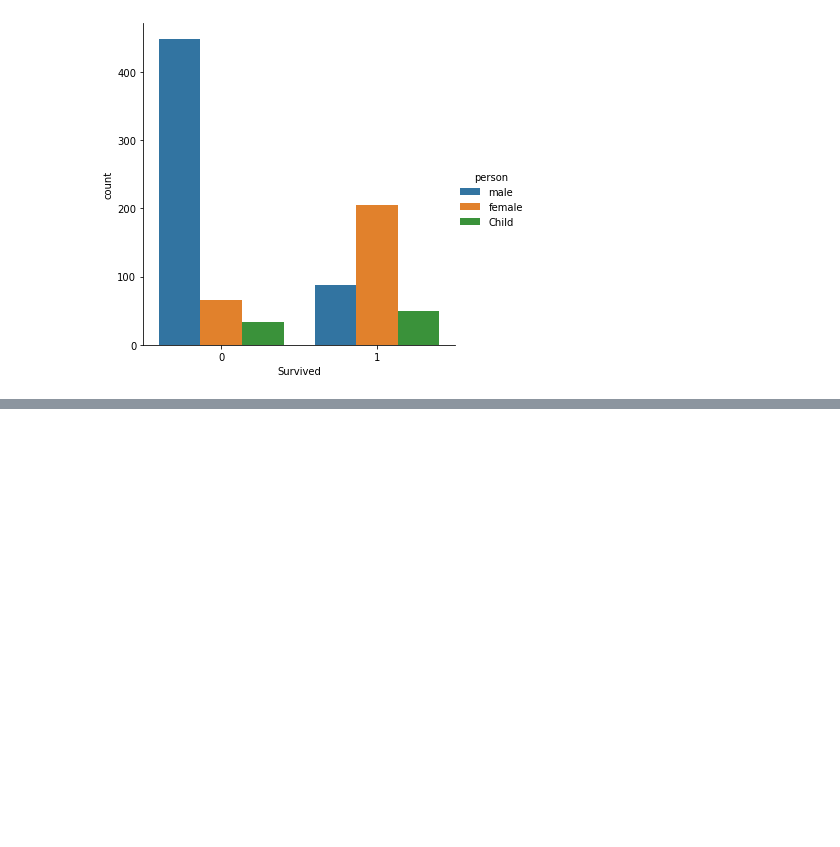
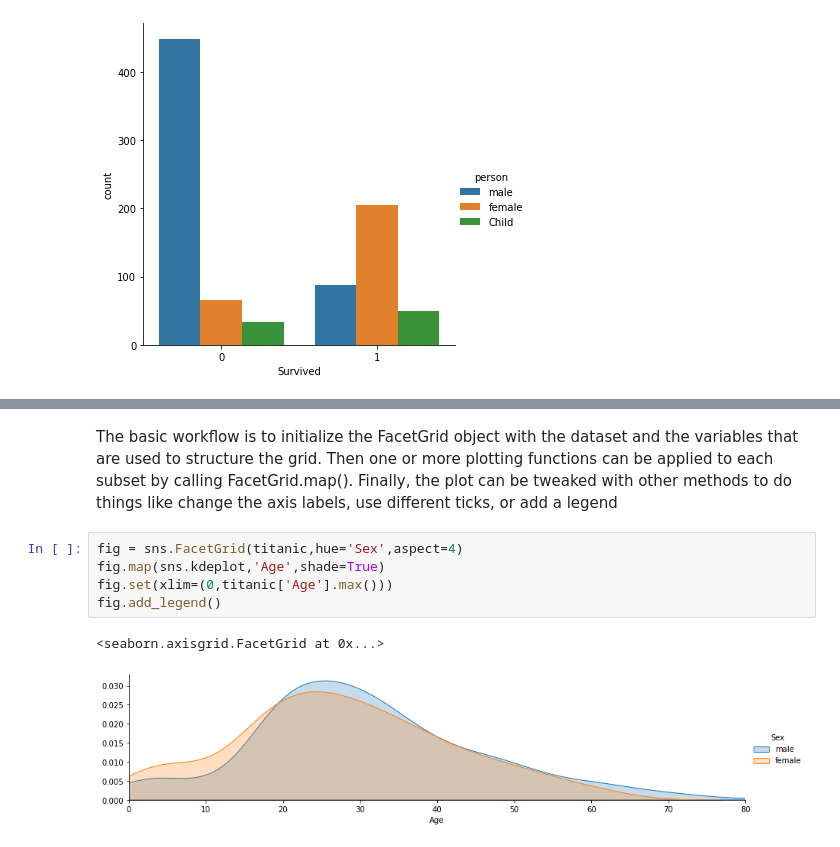
Before and after one commit to LasyaBhaskara/Data-Analysis-Projects, a Jupyter notebook: Titanic/Titanic Project.ipynb, the cells around one changed output, grey strips where cells are left out. Drawn from its saved outputs; the diff is of its cells as text; blank space fills up the shorter version.

```diff
--- a/Titanic/Titanic Project.ipynb
+++ b/Titanic/Titanic Project.ipynb
@@ -166,0 +164,14 @@ sns.catplot(x='Survived',data=titanic,hue='person',kind='count')
+# %% [markdown]
+The basic workflow is to initialize the FacetGrid object with the dataset
+and the variables that are used to structure the grid.
+Then one or more plotting functions can be applied to each subset by calling FacetGrid.map().
+Finally, the plot can be tweaked with other methods to do things like change the axis labels,
+use different ticks, or add a legend
+# %%
+fig = sns.FacetGrid(titanic,hue='Sex',aspect=4)
+fig.map(sns.kdeplot,'Age',shade=True)
+fig.set(xlim=(0,titanic['Age'].max()))
+fig.add_legend()
+# %% [output]
+<seaborn.axisgrid.FacetGrid at 0x...>
+[figure, added]
```
Also changed, not shown: parts of 26 cells of this notebook, 3 other files.
